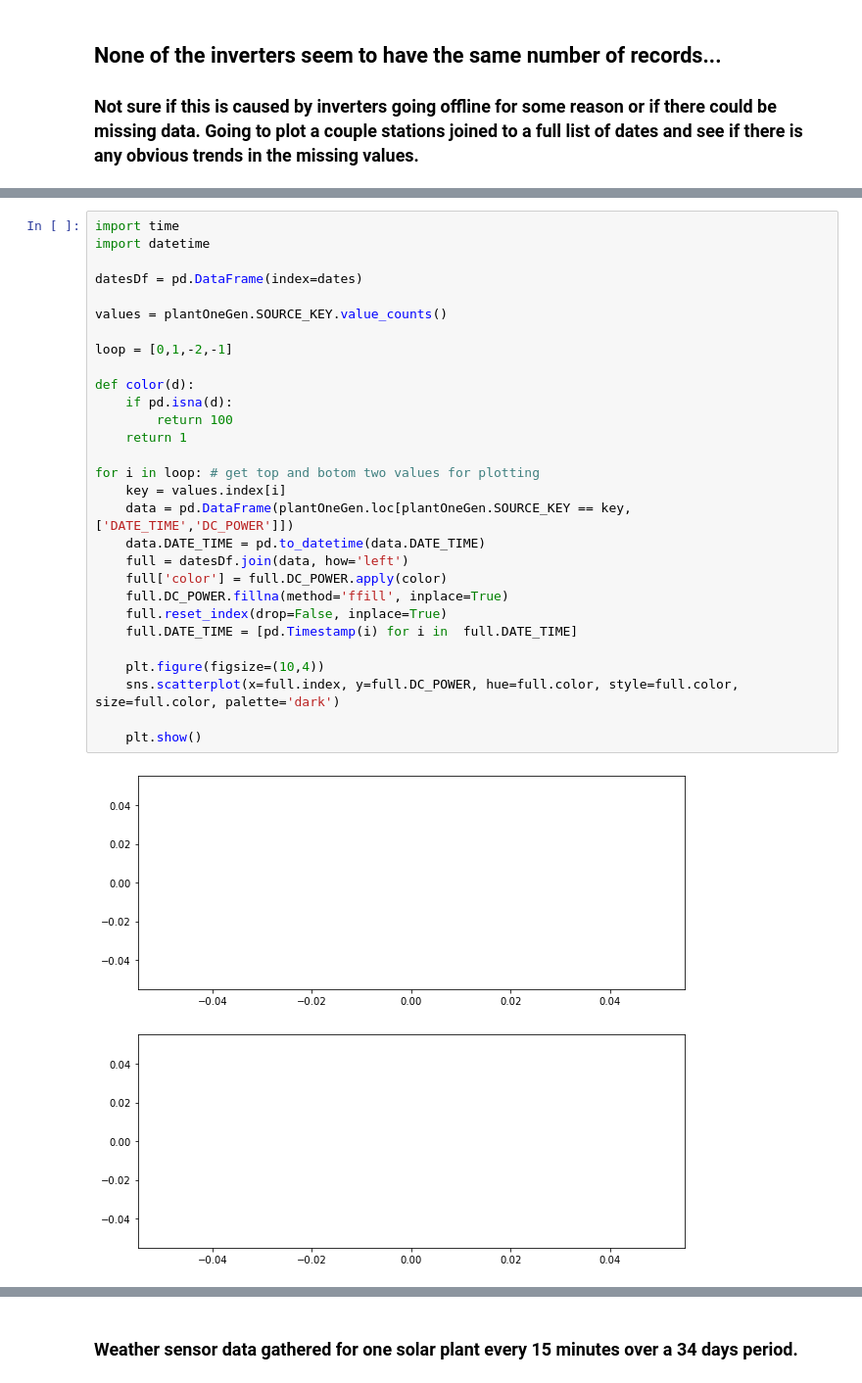
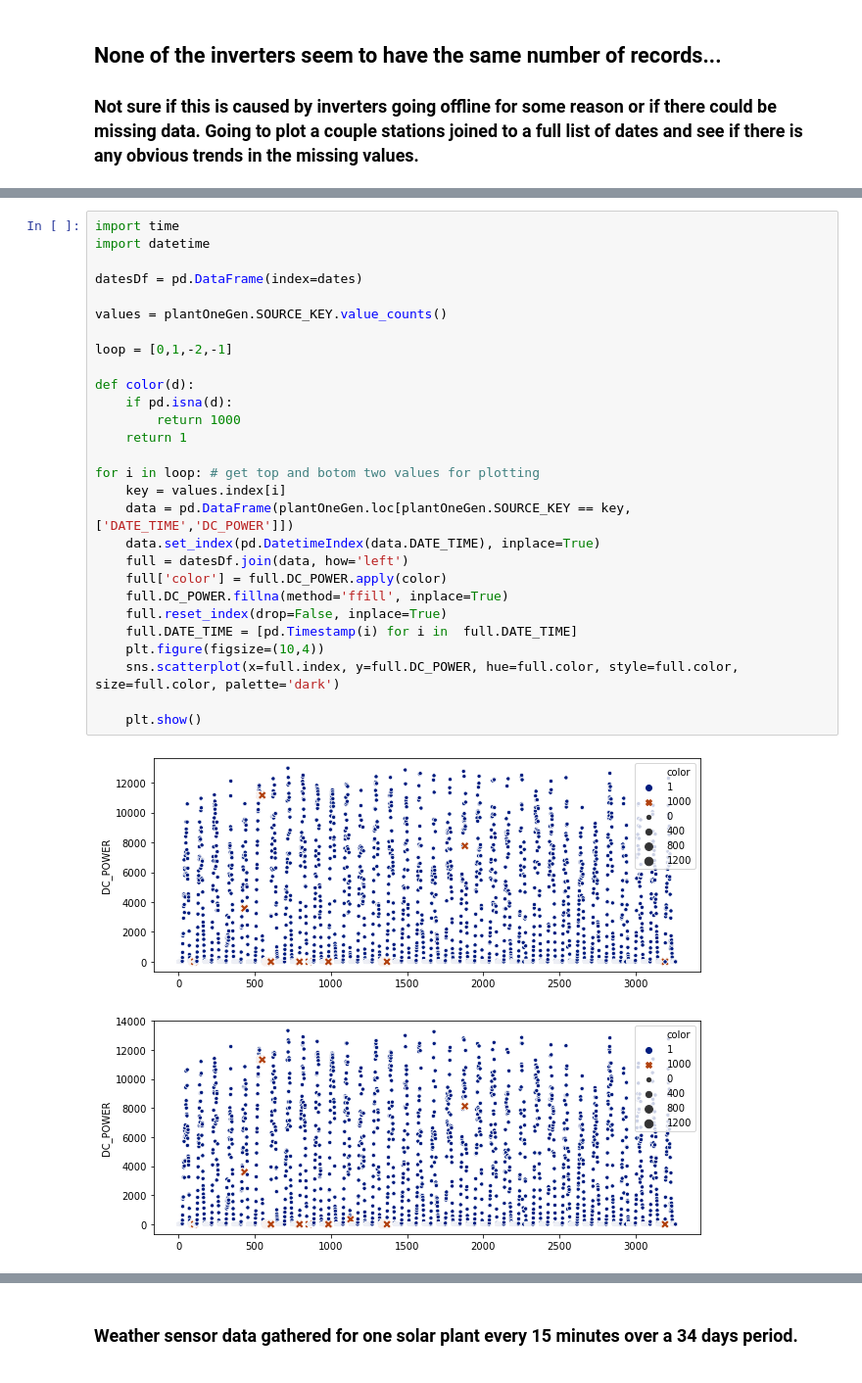
Before and after one commit to TheFoodForest/Kaggle-Solar-Power-Generation, a Jupyter notebook: Exploratory_Analysis.ipynb, the cells around one changed output, grey strips where cells are left out. Shown at 98% size. Drawn from its saved outputs; the diff is of its cells as text.

```diff
--- a/Exploratory_Analysis.ipynb
+++ b/Exploratory_Analysis.ipynb
@@ -73,32 +80,31 @@ Number of records there should be for continuous records at 15 min intervals:  1
 # %%
 import time
 import datetime
 
 datesDf = pd.DataFrame(index=dates)
 
 values = plantOneGen.SOURCE_KEY.value_counts()
 
 loop = [0,1,-2,-1]
 
 def color(d):
     if pd.isna(d):
-        return 100
+        return 1000
     return 1
 
 for i in loop: # get top and botom two values for plotting
     key = values.index[i]
     data = pd.DataFrame(plantOneGen.loc[plantOneGen.SOURCE_KEY == key, ['DATE_TIME','DC_POWER']])
-    data.DATE_TIME = pd.to_datetime(data.DATE_TIME)
+    data.set_index(pd.DatetimeIndex(data.DATE_TIME), inplace=True)
     full = datesDf.join(data, how='left')
     full['color'] = full.DC_POWER.apply(color)
     full.DC_POWER.fillna(method='ffill', inplace=True)
     full.reset_index(drop=False, inplace=True)
     full.DATE_TIME = [pd.Timestamp(i) for i in  full.DATE_TIME]
-
     plt.figure(figsize=(10,4))
     sns.scatterplot(x=full.index, y=full.DC_POWER, hue=full.color, style=full.color, size=full.color, palette='dark')
 
     plt.show()
 # %% [output]
-[figure, old version]
+[figure, new version]
-[figure, old version]
+[figure, new version]
```
Also changed, not shown: parts of 14 cells of this notebook.
